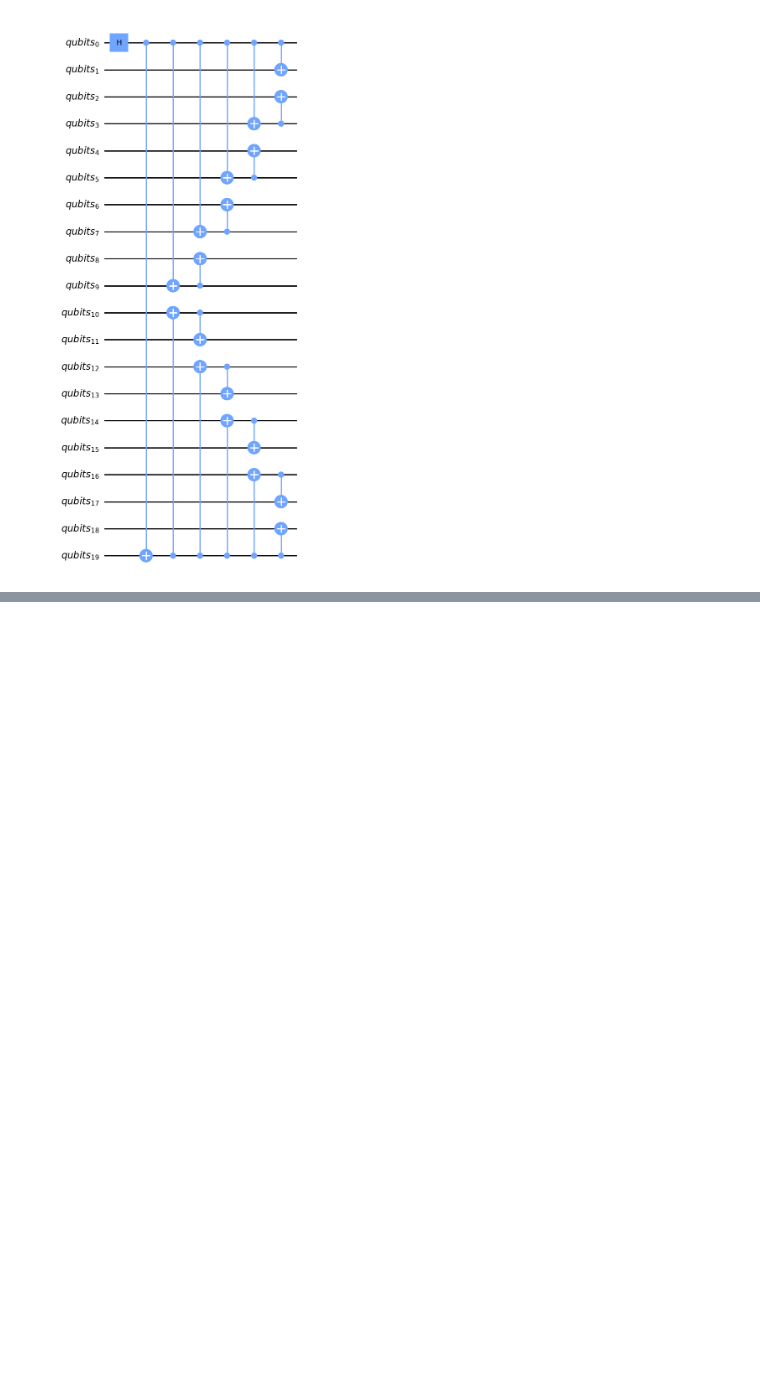
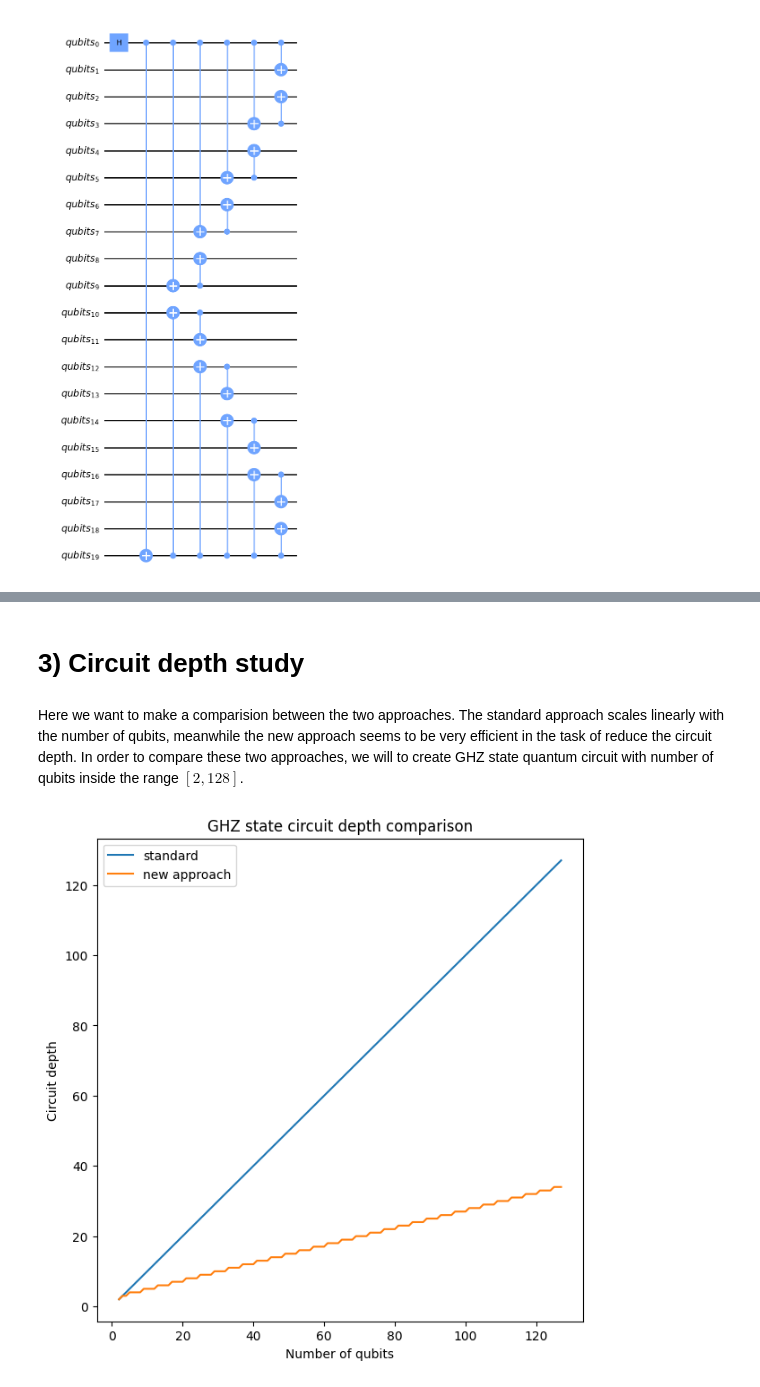
Before and after one commit to jvscursulim/low_depth_ghz_state_generator, a Jupyter notebook: example.ipynb, the cells around one changed output, grey strips where cells are left out. Saved outputs shown, nothing was run; the diff lists cells and outputs as text; code cells hidden in the pictures; blank space fills up the shorter version.

Commit message:
adding a brief study about circuit depth scaling

```diff
--- a/example.ipynb
+++ b/example.ipynb
@@ -67,0 +90,27 @@ print(counts)
+# %% [markdown]
+# 3) Circuit depth study
+# %% [markdown]
+Here we want to make a comparision between the two approaches. The standard approach scales linearly with the number of qubits, meanwhile the new approach seems to be very efficient in the task of reduce the circuit depth. In order to compare these two approaches, we will to create GHZ state quantum circuit with number of qubits inside the range $[2, 128]$.
+# %%
+num_qubits_list = [*range(2, 128)]
+standard_depth = [*range(2, 128)]
+
+low_depth = []
+for i in range(2, 128):
+    qc = create_ghz_state_quantum_circuit(num_qubits=i, add_measurements=False)
+    low_depth.append(qc.depth())
+# %%
+fig, ax = plt.subplots()
+
+fig.set_size_inches((7, 7))
+
+ax.plot(num_qubits_list, standard_depth, label="standard", linestyle="-")
+ax.plot(num_qubits_list, low_depth, label="new approach", linestyle="-")
+ax.set_xlabel("Number of qubits")
+ax.set_ylabel("Circuit depth")
+ax.set_title("GHZ state circuit depth comparison")
+ax.legend()
+
+plt.show()
+# %% [output]
+[figure, added]
```
Also changed, not shown: parts of 14 cells of this notebook, 2 other files.
